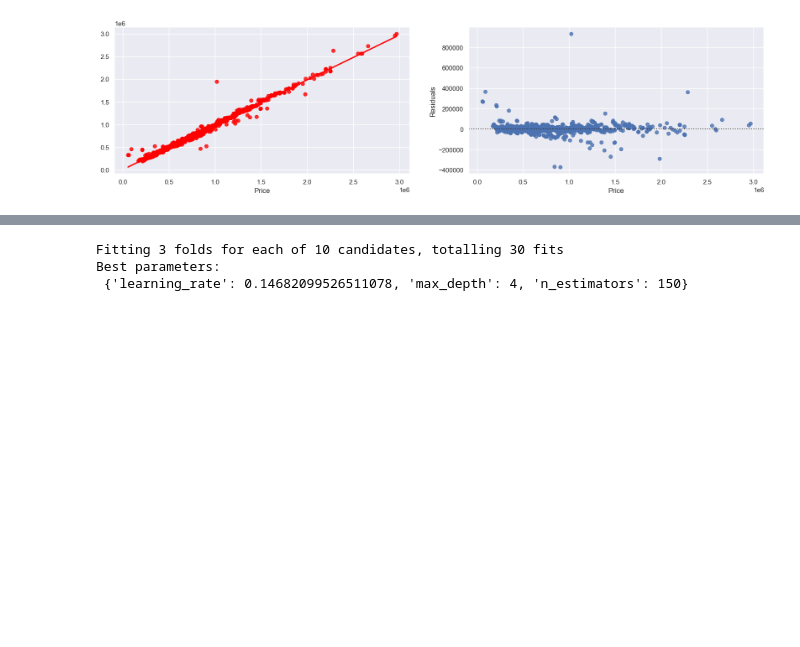
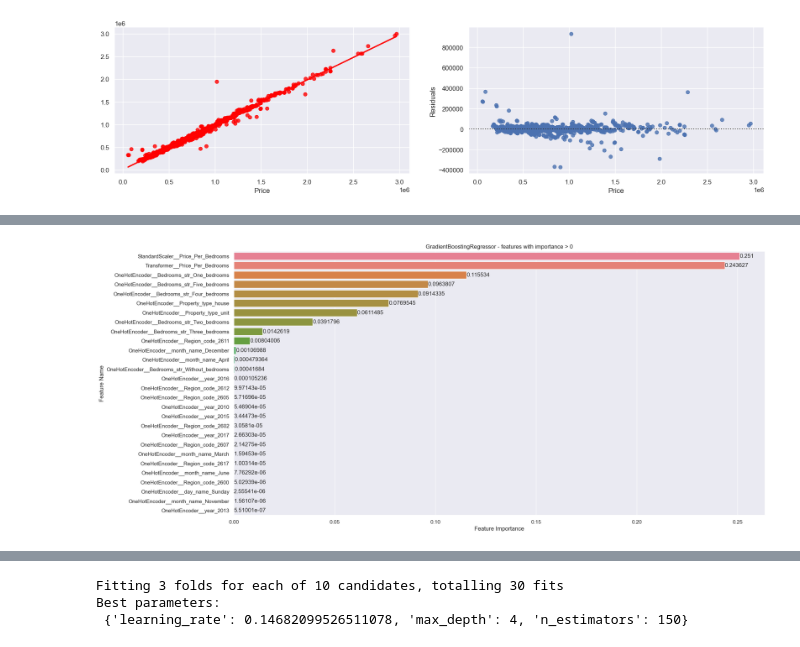
Before and after one commit to omars1234/Home_Prices_analysis, a Jupyter notebook: Home_Price_ML.ipynb, the cells around one changed output, grey strips where cells are left out. Saved outputs shown, nothing was run; the diff lists cells and outputs as text; code cells hidden in the pictures; blank space fills up the shorter version.

```diff
--- a/Home_Price_ML.ipynb
+++ b/Home_Price_ML.ipynb
@@ -892,3 +892,8 @@ plt.xlabel("Price")
 plt.ylabel("Residuals");
 # %% [output]
 [figure]
+# %%
+importance=pd.concat([pd.DataFrame(list(preprocessor.get_feature_names_out(x.columns)),columns=["Feature Name"]),
+           pd.DataFrame(list(model.feature_importances_),columns=["Feature Importance"])],axis=1)
+importance=importance.sort_values(by="Feature Importance",ascending=False)
+importance[importance["Feature Importance"]>0]
@@ -894,0 +918,7 @@ plt.ylabel("Residuals");
+# %%
+ax=sns.barplot(data=importance[importance["Feature Importance"]>0],x="Feature Importance",y="Feature Name",hue="Feature Name")
+ax.set_title("GradientBoostingRegressor - features with importance > 0")
+for container in ax.containers:
+    ax.bar_label(container) ;
+# %% [output]
+[figure, added]
```
Also changed, not shown: parts of 2 cells of this notebook.
